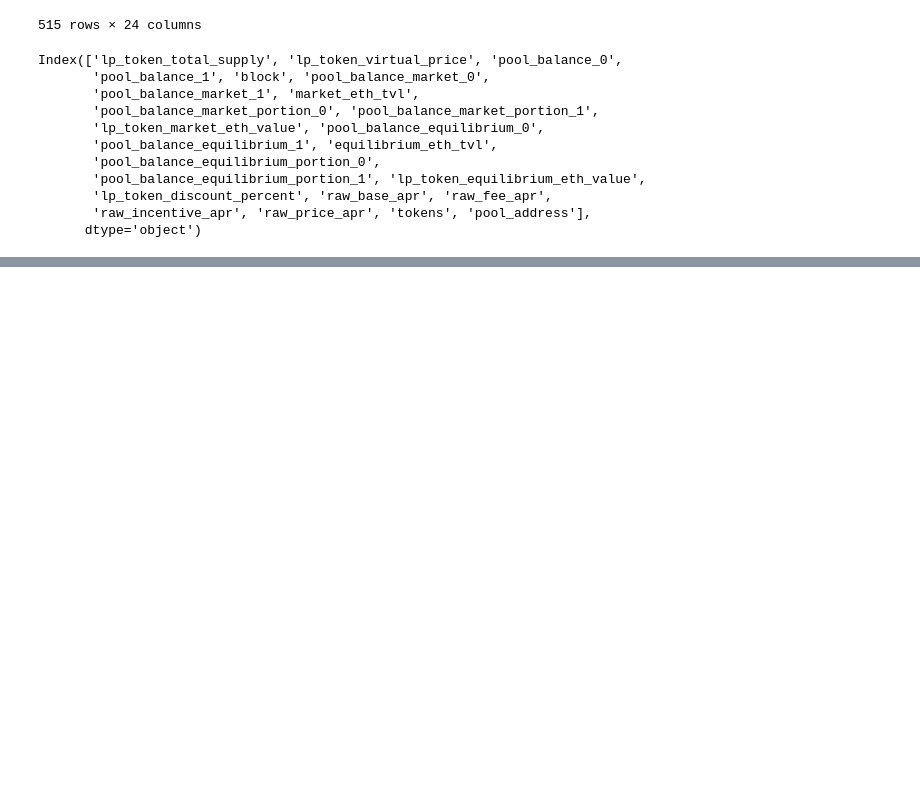
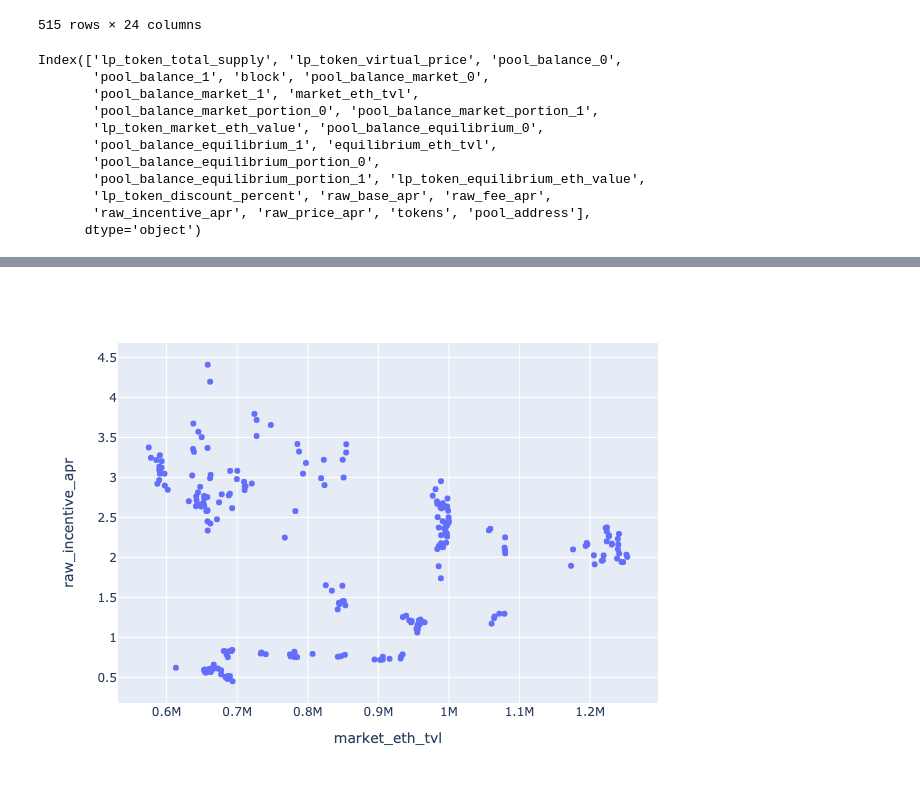
Before and after one commit to Tokemak/InternProject, a Jupyter notebook: internproject/demo.ipynb, the cells around one changed output, grey strips where cells are left out. Cells and saved outputs as stored; diff of their text form; code cells hidden in the pictures; blank space fills up the shorter version.

```diff
--- a/internproject/demo.ipynb
+++ b/internproject/demo.ipynb
@@ -50,0 +65,4 @@ Index(['lp_token_total_supply', 'lp_token_virtual_price', 'pool_balance_0',
+# %%
+px.scatter(stETH_eth_apr_df, y='raw_incentive_apr', x='market_eth_tvl')
+# %% [output]
+[figure, added]
```
Also changed, not shown: parts of 7 cells of this notebook, 9 other files.
